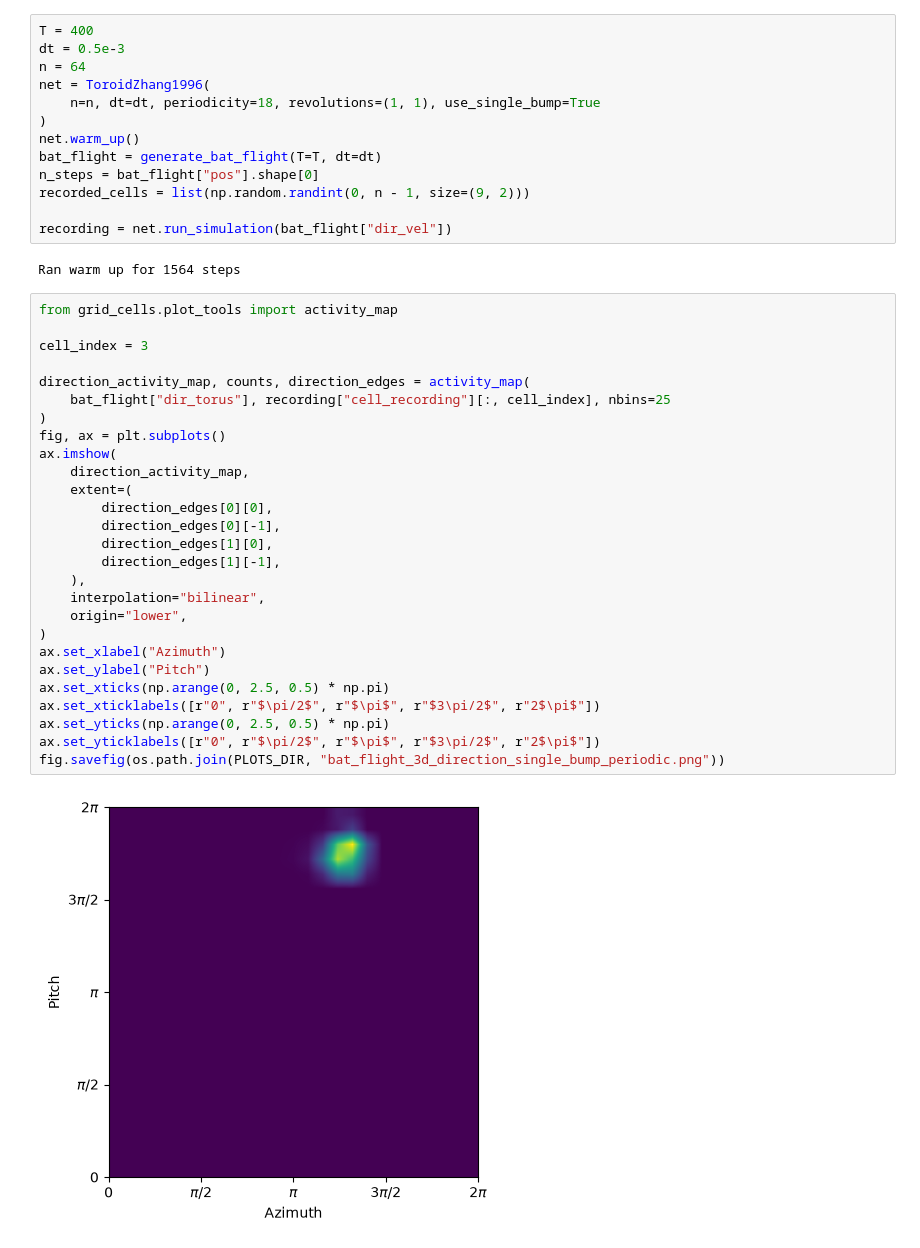
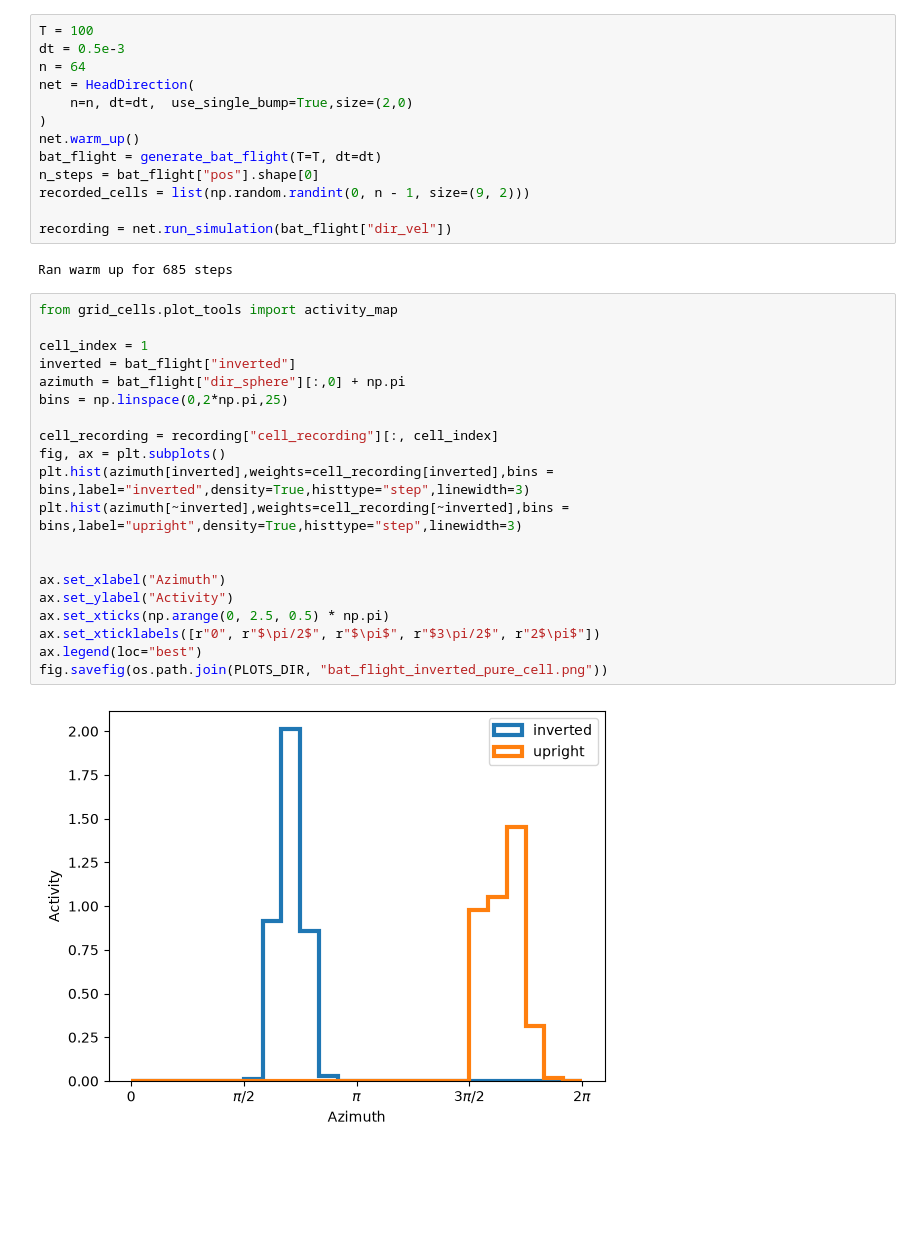
Before and after one commit to siaulich/grid-cells, a Jupyter notebook: notebooks/bat_flight_single_bump.ipynb, the cells around one changed output. Cells and saved outputs as stored; diff of their text form; blank space fills up the shorter version.

Commit message:
added inverted flag to bat flight

```diff
--- a/notebooks/bat_flight_single_bump.ipynb
+++ b/notebooks/bat_flight_single_bump.ipynb
@@ -46,9 +46,9 @@ Ran warm up for 538 steps
 # %%
-T = 400
+T = 100
 dt = 0.5e-3
 n = 64
-net = ToroidZhang1996(
-    n=n, dt=dt, periodicity=18, revolutions=(1, 1), use_single_bump=True
+net = HeadDirection(
+    n=n, dt=dt,  use_single_bump=True,size=(2,0)
 )
 net.warm_up()
 bat_flight = generate_bat_flight(T=T, dt=dt)
@@ -57,33 +57,26 @@ recorded_cells = list(np.random.randint(0, n - 1, size=(9, 2)))
 
 recording = net.run_simulation(bat_flight["dir_vel"])
 # %% [output]
-Ran warm up for 1564 steps
+Ran warm up for 685 steps
 # %%
 from grid_cells.plot_tools import activity_map
 
-cell_index = 3
+cell_index = 1
+inverted = bat_flight["inverted"]
+azimuth = bat_flight["dir_sphere"][:,0] + np.pi
+bins = np.linspace(0,2*np.pi,25)
 
-direction_activity_map, counts, direction_edges = activity_map(
-    bat_flight["dir_torus"], recording["cell_recording"][:, cell_index], nbins=25
-)
+cell_recording = recording["cell_recording"][:, cell_index]
 fig, ax = plt.subplots()
-ax.imshow(
-    direction_activity_map,
-    extent=(
-        direction_edges[0][0],
-        direction_edges[0][-1],
-        direction_edges[1][0],
-        direction_edges[1][-1],
-    ),
-    interpolation="bilinear",
-    origin="lower",
-)
+plt.hist(azimuth[inverted],weights=cell_recording[inverted],bins = bins,label="inverted",density=True,histtype="step",linewidth=3)
+plt.hist(azimuth[~inverted],weights=cell_recording[~inverted],bins = bins,label="upright",density=True,histtype="step",linewidth=3)
+
+
 ax.set_xlabel("Azimuth")
-ax.set_ylabel("Pitch")
+ax.set_ylabel("Activity")
 ax.set_xticks(np.arange(0, 2.5, 0.5) * np.pi)
 ax.set_xticklabels([r"0", r"$\pi/2$", r"$\pi$", r"$3\pi/2$", r"2$\pi$"])
-ax.set_yticks(np.arange(0, 2.5, 0.5) * np.pi)
-ax.set_yticklabels([r"0", r"$\pi/2$", r"$\pi$", r"$3\pi/2$", r"2$\pi$"])
-fig.savefig(os.path.join(PLOTS_DIR, "bat_flight_3d_direction_single_bump_periodic.png"))
+ax.legend(loc="best")
+fig.savefig(os.path.join(PLOTS_DIR, "bat_flight_inverted_pure_cell.png"))
 # %% [output]
-[figure, old version]
+[figure, new version]
```
Also changed, not shown: parts of 2 cells of this notebook, 11 other files.
